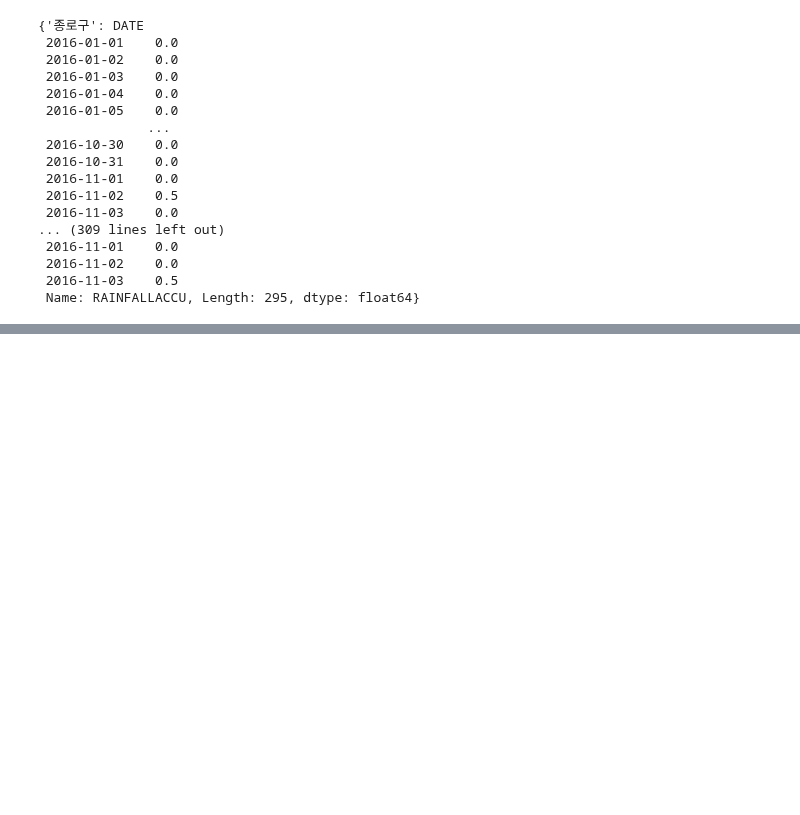
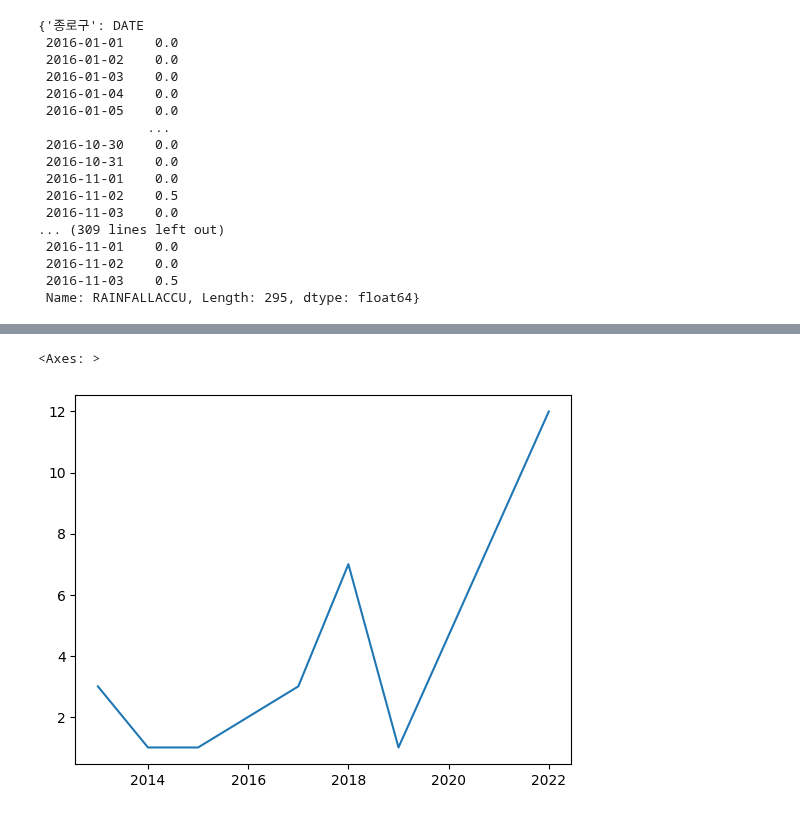
Before and after one commit to yooninsu/SeoulCity_BigData_Campus, a Jupyter notebook: rain_forecast.ipynb, the cells around one changed output, grey strips where cells are left out. Saved outputs shown, nothing was run; the diff lists cells and outputs as text; code cells hidden in the pictures; blank space fills up the shorter version.

```diff
--- a/rain_forecast.ipynb
+++ b/rain_forecast.ipynb
@@ -319,0 +420,5 @@ fig2 = m.plot_components(forecast, figsize=(20, 15))
+# %%
+count2018={}
+for gu in top5:
+    count2018[gu] = len(df2018[gu][df2018[gu] >= 80])
+count2018
@@ -319,0 +489,5 @@ fig2 = m.plot_components(forecast, figsize=(20, 15))
+# %%
+count2019={}
+for gu in top5:
+    count2019[gu] = len(df2019[gu][df2019[gu] >= 80])
+count2019
@@ -319,0 +655,5 @@ fig2 = m.plot_components(forecast, figsize=(20, 15))
+# %%
+count2022={}
+for gu in top5:
+    count2022[gu] = len(df2022[gu][df2022[gu] >= 80])
+count2022
@@ -319,0 +791,4 @@ fig2 = m.plot_components(forecast, figsize=(20, 15))
+# %%
+서초구 = pd.Series([count2013['서초구'],count2014['서초구'],count2015['서초구'],count2016['서초구'],count2017['서초구'],count2018['서초구'],count2019['서초구'],count2022['서초구']]
+                ,index=[2013, 2014, 2015, 2016, 2017, 2018, 2019,2022])
+서초구
@@ -319,0 +805,5 @@ fig2 = m.plot_components(forecast, figsize=(20, 15))
+# %%
+sb.lineplot(data=서초구)
+# %% [output]
+<Axes: >
+[figure, added]
```
Also changed, not shown: parts of 39 cells of this notebook, 3 other files.
